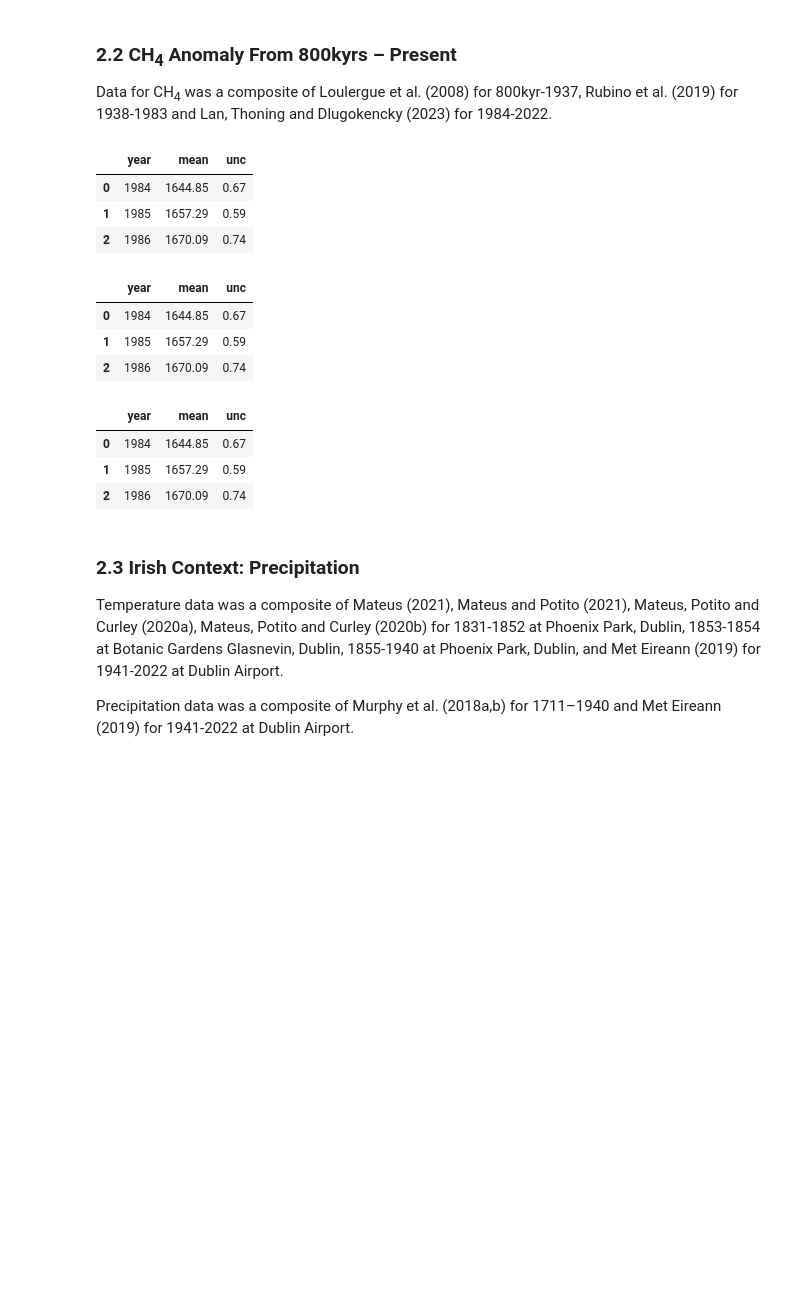
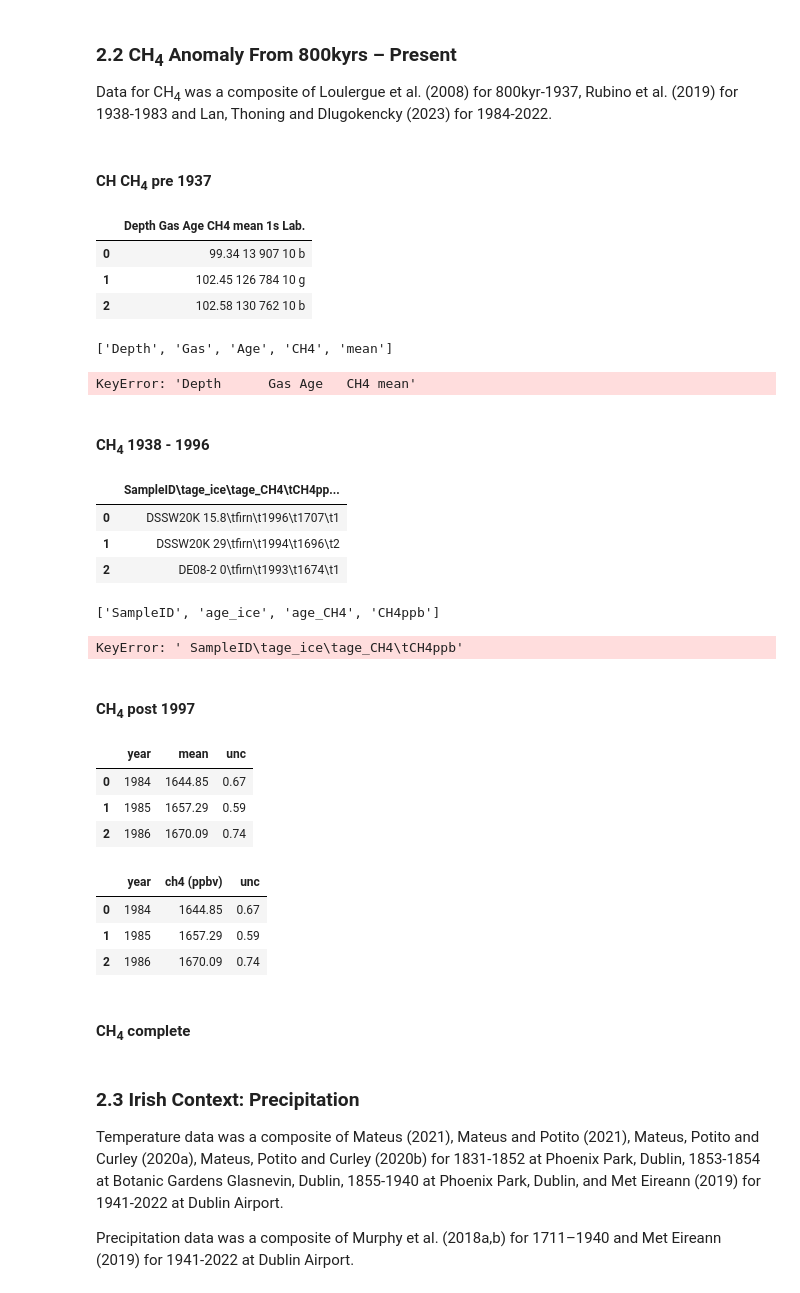
Before and after one commit to nurbujang/2progdaw23, a Jupyter notebook: project2.ipynb, the cells around one changed output. Drawn from its saved outputs; the diff is of its cells as text; code cells hidden in the pictures; blank space fills up the shorter version.

```diff
--- a/project2.ipynb
+++ b/project2.ipynb
@@ -275,20 +361,46 @@ df_temp_noaa.head(3)
 ### 2.2 CH<sub>4</sub> Anomaly From 800kyrs – Present
 
 Data for CH<sub>4</sub> was a composite of Loulergue et al. (2008) for 800kyr-1937, Rubino et al. (2019) for 1938-1983 and Lan, Thoning and Dlugokencky (2023) for 1984-2022.
+# %% [markdown]
+#### CH CH<sub>4</sub> pre 1937
 # %%
-df_ch4_pre1937 = pd.read_csv('data/ch4/.csv')
+df_ch4_pre1937 = pd.read_csv('data/ch4/cheloulergue800kyr-1937.txt', skiprows = 153)
 df_ch4_pre1937.head(3)
 # %% [output]
-|  | year | mean | unc |
-| 0 | 1984 | 1644.85 | 0.67 |
-| 1 | 1985 | 1657.29 | 0.59 |
-| 2 | 1986 | 1670.09 | 0.74 |
+|  | Depth Gas Age CH4 mean 1s Lab. |
+| 0 | 99.34 13 907 10 b |
+| 1 | 102.45 126 784 10 g |
+| 2 | 102.58 130 762 10 b |
+# %%
+columns = df_ch4_pre1937.columns.str.split()[0][:-2]
+columns
+# %% [output]
+['Depth', 'Gas', 'Age', 'CH4', 'mean']
+# %%
+ch4_pre1937_split = df_ch4_pre1937['Depth      Gas Age   CH4 mean'].str.split()
+ch4_pre1937_split.tail(3)
+# %% [output]
+KeyError: 'Depth      Gas Age   CH4 mean'
+# %% [markdown]
+#### CH<sub>4</sub> 1938 - 1996
 # %%
-df_ch4_1938_1996 = pd.read_csv('data/ch4/chnoaa1984-2022.csv')
+df_ch4_1938_1996 = pd.read_csv('data/ch4/chrubino630-1996.txt', skiprows = 110)
 df_ch4_1938_1996.head(3)
 # %% [output]
-|  | year | mean | unc |
-| 0 | 1984 | 1644.85 | 0.67 |
-| 1 | 1985 | 1657.29 | 0.59 |
-| 2 | 1986 | 1670.09 | 0.74 |
+|  | SampleID\tage_ice\tage_CH4\tCH4pp... |
+| 0 | DSSW20K 15.8\tfirn\t1996\t1707\t1 |
+| 1 | DSSW20K 29\tfirn\t1994\t1696\t2 |
+| 2 | DE08-2 0\tfirn\t1993\t1674\t1 |
+# %%
+columns = df_ch4_1938_1996.columns.str.split()[0][:-1]
+columns
+# %% [output]
+['SampleID', 'age_ice', 'age_CH4', 'CH4ppb']
+# %%
+ch4_1938_1996_split = df_ch4_1938_1996[' SampleID	age_ice	age_CH4	CH4ppb'].str.split()
+ch4_1938_1996_split.tail
+# %% [output]
+KeyError: ' SampleID\tage_ice\tage_CH4\tCH4ppb'
+# %% [markdown]
+#### CH<sub>4</sub> post 1997
 # %%
@@ -299,6 +413,16 @@ df_ch4_1997_2022.head(3)
 | 0 | 1984 | 1644.85 | 0.67 |
 | 1 | 1985 | 1657.29 | 0.59 |
 | 2 | 1986 | 1670.09 | 0.74 |
+# %%
+df_ch4_1997_2022.rename(columns={'mean': 'ch4 (ppbv)'}, inplace=True)
+df_ch4_1997_2022.head(3)
+# %% [output]
+|  | year | ch4 (ppbv) | unc |
+| 0 | 1984 | 1644.85 | 0.67 |
+| 1 | 1985 | 1657.29 | 0.59 |
+| 2 | 1986 | 1670.09 | 0.74 |
+# %% [markdown]
+#### CH<sub>4</sub> complete
 # %% [markdown]
 ### 2.3 Irish Context: Precipitation
 
```
Also changed, not shown: parts of 15 cells of this notebook, 11 other files.
